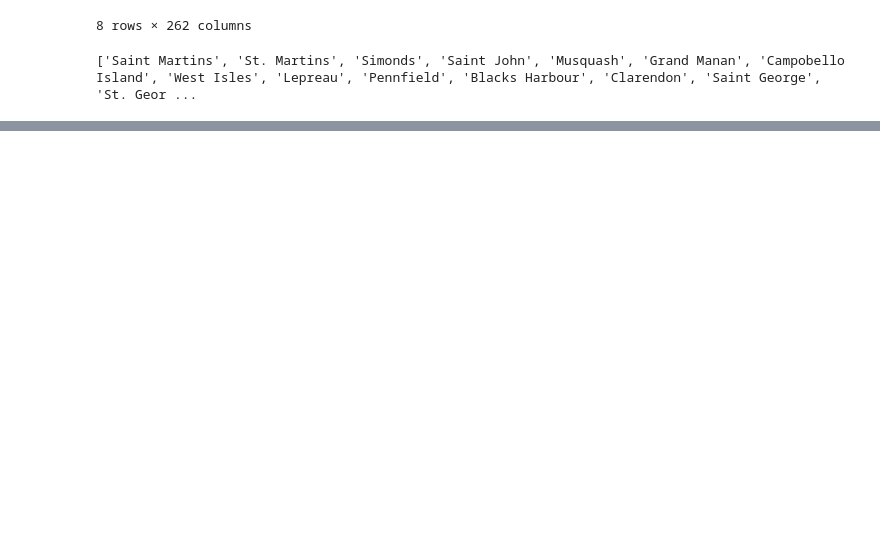
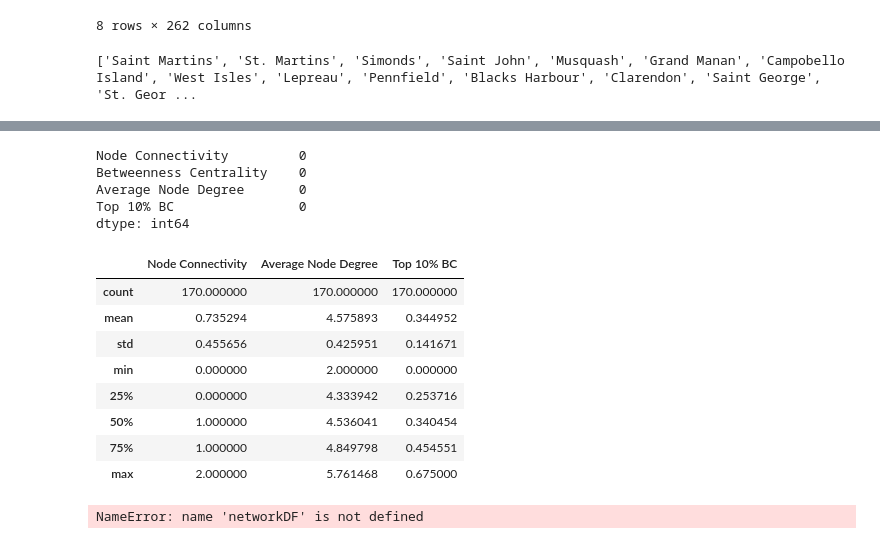
Before and after one commit to danesheppard/CommunityGrowthPrediction, a Jupyter notebook: dataScraping.ipynb, the cells around one changed output, grey strips where cells are left out. Saved outputs shown, nothing was run; the diff lists cells and outputs as text; code cells hidden in the pictures; blank space fills up the shorter version.

```diff
--- a/dataScraping.ipynb
+++ b/dataScraping.ipynb
@@ -539,0 +565,7 @@ networkCharacteristics = {}
+# %%
+# Let's convert this dictionary to a DataFrame, and transpose it to give each community its own row
+networksByCommunity = pd.DataFrame(networkCharacteristics).T
+
+# Let's also make sure that the data types are correct
+networksByCommunity = networksByCommunity.apply(pd.to_numeric, errors='ignore')
+networksByCommunity.head()
@@ -539,0 +579,18 @@ networkCharacteristics = {}
+# %%
+# The betweenness centrality we have here is a dictionary containing values for all nodes.
+# What we are trying to extract from this measure is an evaluation of road network quality. With more
+# high betweenness centrality nodes, we can expect a more robust network. To this end, let's use the average of the top
+# 10% of nodes by betweenness centrality as our measure of network quality.
+for comm in networksByCommunity.index:
+    # Get the betweenness centrality values for the community
+    betweenness = networksByCommunity.loc[comm, 'Betweenness Centrality']
+    # Sort by values
+    sortResult = sorted(betweenness.items(), key=lambda x: x[1], reverse=True)
+    # Get the top 10% of nodes
+    topNodes = [node for (node, val) in sortResult[:int(len(sortResult) * 0.1)]]
+    # Get the average betweenness centrality of the top nodes
+    avgTopBetweenness = np.mean([betweenness[node] for node in topNodes])
+    # Add this value to the dataframe
+    networksByCommunity.loc[comm, 'Top 10% BC'] = avgTopBetweenness
+
+networksByCommunity.head()
@@ -539,0 +604,23 @@ networkCharacteristics = {}
+# %%
+# There are a few low info road networks, so let's replace any NaN values with 0 so we don't need to drop the entry entirely.
+networksByCommunity.fillna(0, inplace=True)
+networksByCommunity.isna().sum()
+# %% [output]
+Node Connectivity         0
+Betweenness Centrality    0
+Average Node Degree       0
+Top 10% BC                0
+dtype: int64
+# %%
+# Let's have a quick look at the summary statistics for the network characteristics
+networksByCommunity.describe()
+# %% [output]
+|  | Node Connectivity | Average Node Degree | Top 10% BC |
+| count | 170.000000 | 170.000000 | 170.000000 |
+| mean | 0.735294 | 4.575893 | 0.344952 |
+| std | 0.455656 | 0.425951 | 0.141671 |
+| min | 0.000000 | 2.000000 | 0.000000 |
+| 25% | 0.000000 | 4.333942 | 0.253716 |
+| 50% | 1.000000 | 4.536041 | 0.340454 |
+| 75% | 1.000000 | 4.849798 | 0.454551 |
+| max | 2.000000 | 5.761468 | 0.675000 |
@@ -539,0 +637,5 @@ networkCharacteristics = {}
+# %%
+# Finally, let's save this dataframe to a CSV file
+networkDF.to_csv('./processedData/networkCharacteristics.csv')
+# %% [output]
+NameError: name 'networkDF' is not defined
```
Also changed, not shown: parts of 10 cells of this notebook, 5 other files.
